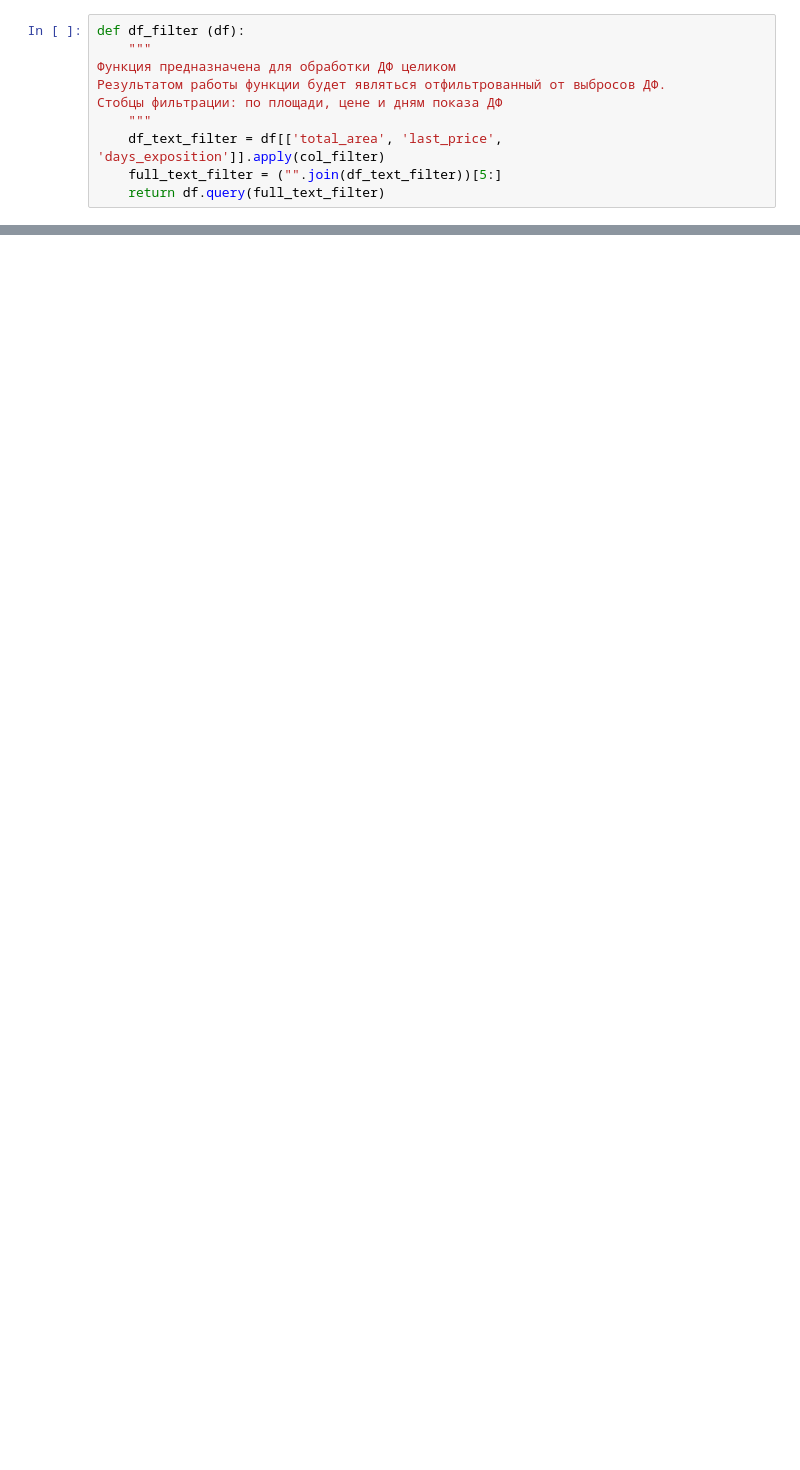
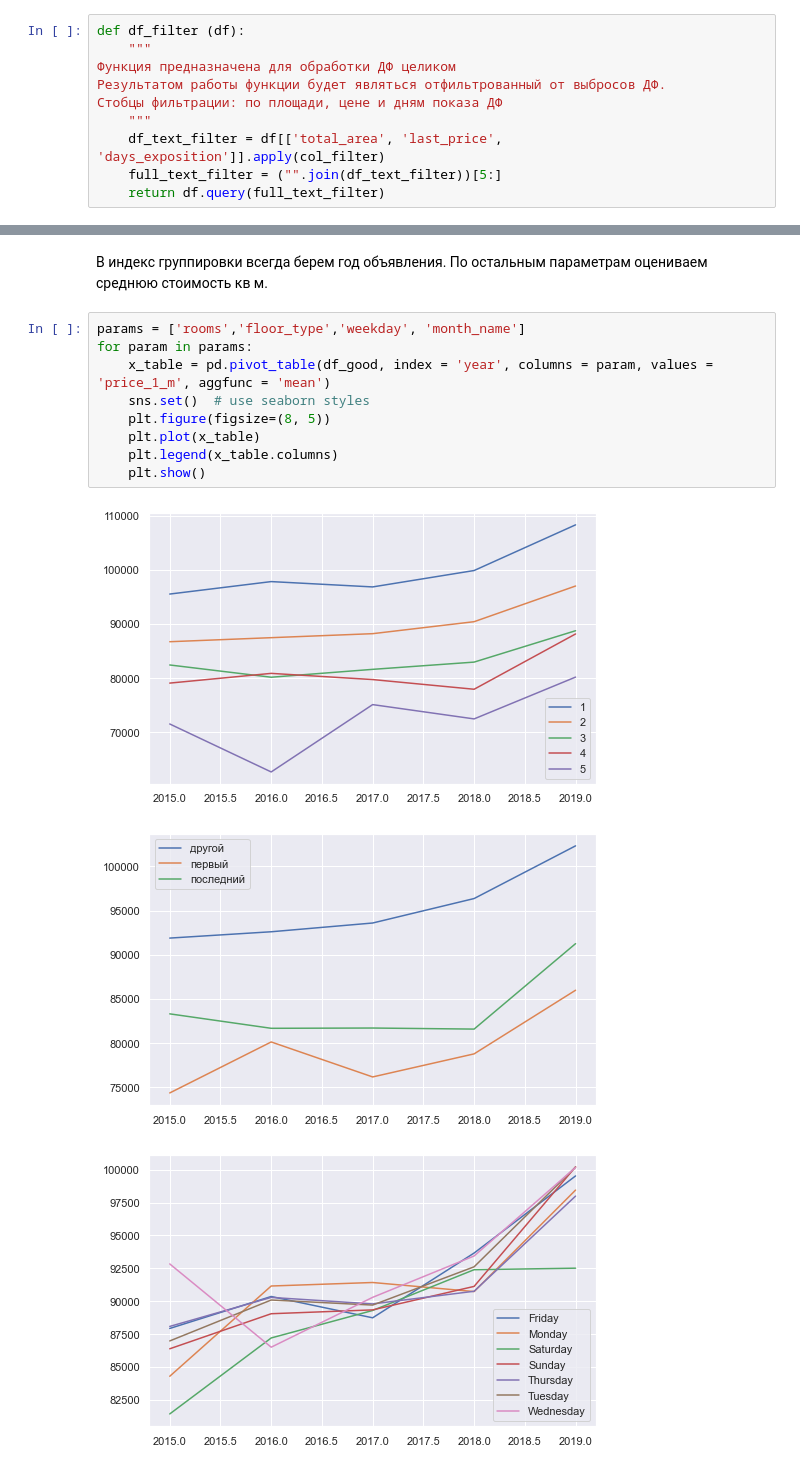
Before and after one commit to katbert5605/ya_project, a Jupyter notebook: ya_project_1.ipynb, the cells around one changed output, grey strips where cells are left out. Saved outputs shown, nothing was run; the diff lists cells and outputs as text; blank space fills up the shorter version.

```diff
--- a/ya_project_1.ipynb
+++ b/ya_project_1.ipynb
@@ -318,0 +411,15 @@ plt.show()
+# %% [markdown]
+В индекс группировки всегда берем год объявления. По остальным параметрам оцениваем среднюю стоимость кв м.
+# %%
+params = ['rooms','floor_type','weekday', 'month_name']
+for param in params:
+    x_table = pd.pivot_table(df_good, index = 'year', columns = param, values = 'price_1_m', aggfunc = 'mean')
+    sns.set()  # use seaborn styles
+    plt.figure(figsize=(8, 5))
+    plt.plot(x_table)
+    plt.legend(x_table.columns)
+    plt.show()
+# %% [output]
+[figure, added]
+[figure, added]
+[figure, added]
```
Also changed, not shown: parts of 33 cells of this notebook.
